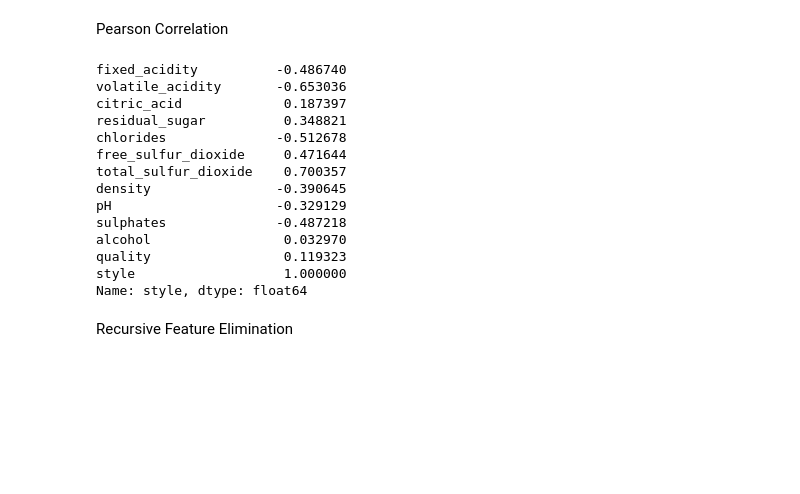
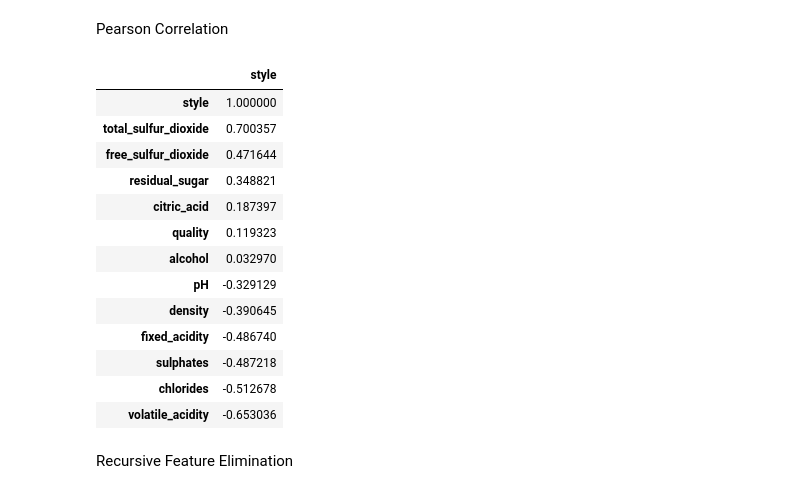
Before and after one commit to Noob919/Feature_selection, a Jupyter notebook: Wine_dataset.ipynb, the cells around one changed output. Saved outputs shown, nothing was run; the diff lists cells and outputs as text; code cells hidden in the pictures; blank space fills up the shorter version.

```diff
--- a/Wine_dataset.ipynb
+++ b/Wine_dataset.ipynb
@@ -280,20 +470,22 @@ Pearson Correlation
 # %%
 df['style'] = LabelEncoder().fit_transform(df['style'])
 df_corr = df.corr()
-# %%
-df_corr['style']
-# %% [output]
-fixed_acidity          -0.486740
-volatile_acidity       -0.653036
-citric_acid             0.187397
-residual_sugar          0.348821
-chlorides              -0.512678
-free_sulfur_dioxide     0.471644
-total_sulfur_dioxide    0.700357
-density                -0.390645
-pH                     -0.329129
-sulphates              -0.487218
-alcohol                 0.032970
-quality                 0.119323
-style                   1.000000
-Name: style, dtype: float64
+# %%
+corr_rank = pd.DataFrame(df_corr['style'])
+corr_rank = corr_rank.sort_values(by = 'style',ascending = False)
+corr_rank
+# %% [output]
+|  | style |
+| style | 1.000000 |
+| total_sulfur_dioxide | 0.700357 |
+| free_sulfur_dioxide | 0.471644 |
+| residual_sugar | 0.348821 |
+| citric_acid | 0.187397 |
+| quality | 0.119323 |
+| alcohol | 0.032970 |
+| pH | -0.329129 |
+| density | -0.390645 |
+| fixed_acidity | -0.486740 |
+| sulphates | -0.487218 |
+| chlorides | -0.512678 |
+| volatile_acidity | -0.653036 |
```
Also changed, not shown: parts of 38 cells of this notebook.
